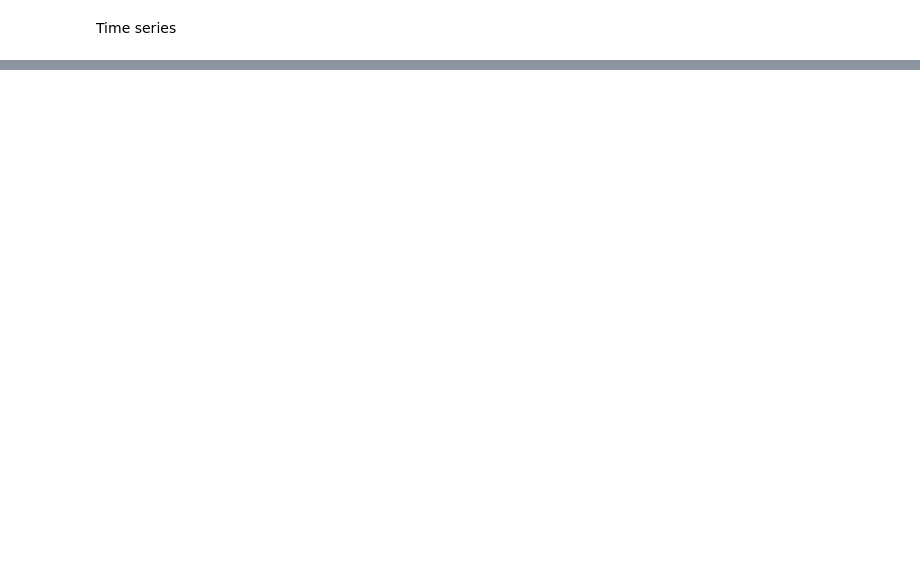
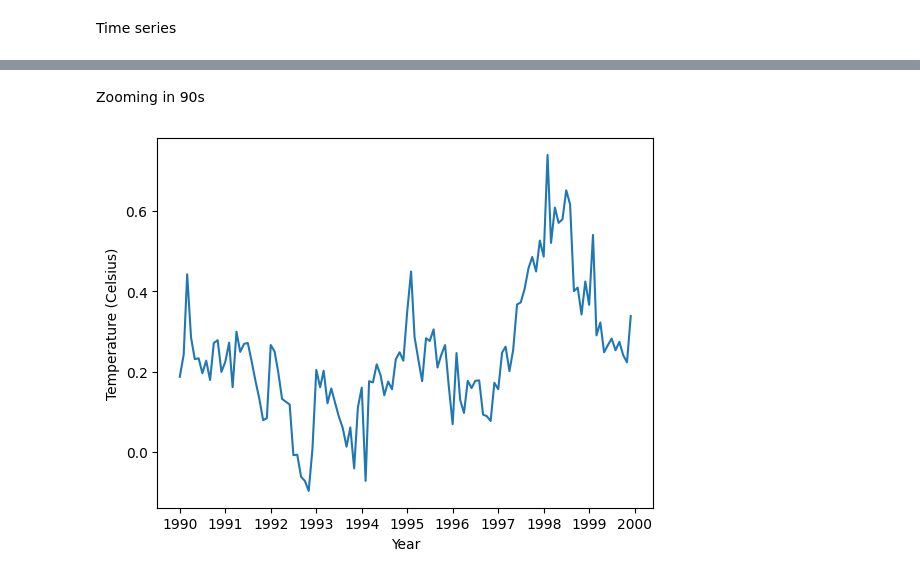
Before and after one commit to HayateSato/DS_Practice, a Jupyter notebook: Matplotlib.ipynb, the cells around one changed output, grey strips where cells are left out. Saved outputs shown, nothing was run; the diff lists cells and outputs as text; code cells hidden in the pictures; blank space fills up the shorter version.

```diff
--- a/Matplotlib.ipynb
+++ b/Matplotlib.ipynb
@@ -59,0 +79,12 @@ plt.show()
+# %% [markdown]
+Zooming in 90s
+# %%
+fig, ax = plt.subplots()
+nineties = csv_file["1990":"1999"]
+
+ax.plot(nineties.index, nineties["Temp"])
+ax.set_xlabel("Year")
+ax.set_ylabel("Temperature (Celsius)")
+plt.show()
+# %% [output]
+[figure, added]
```
Also changed, not shown: parts of 5 cells of this notebook.
